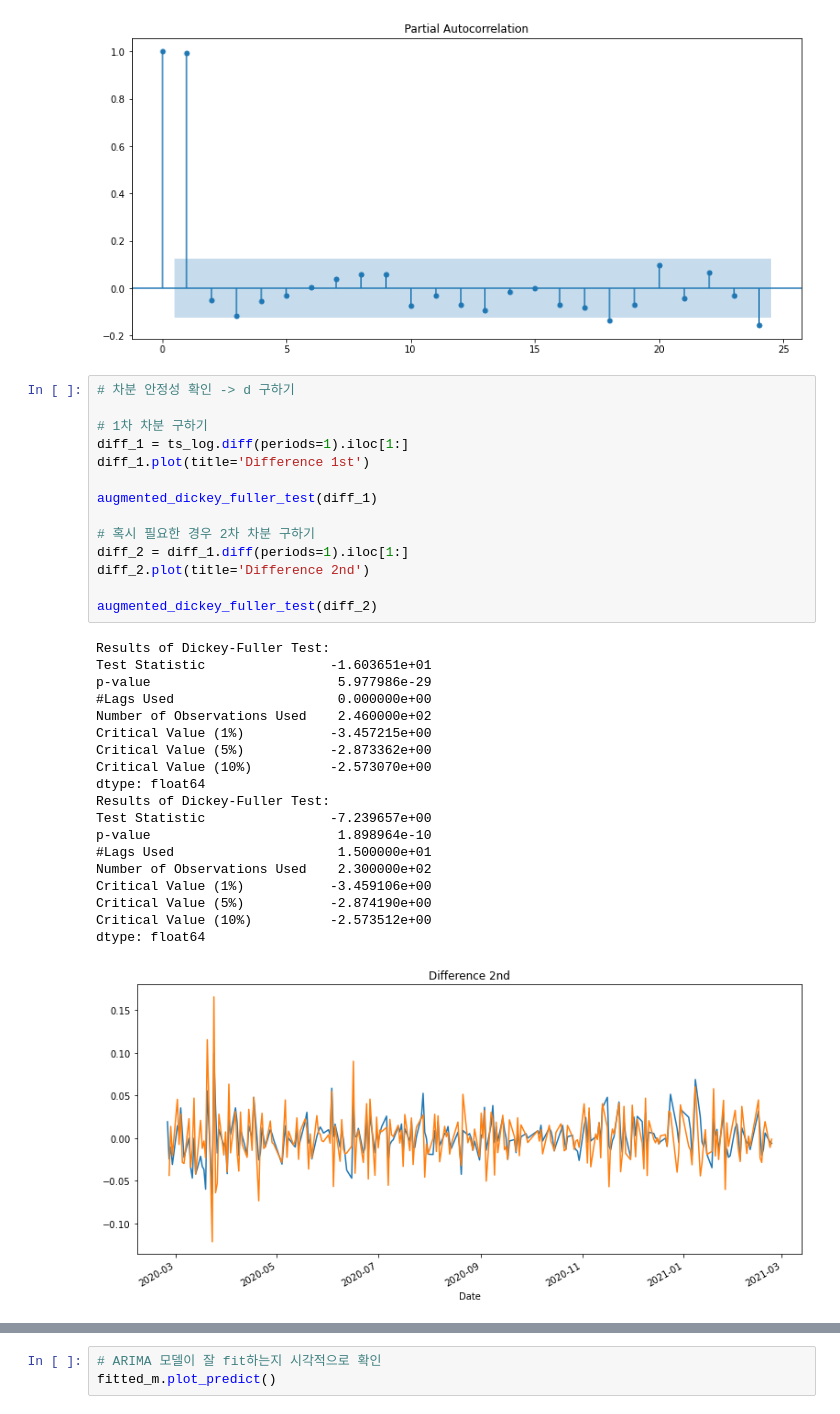
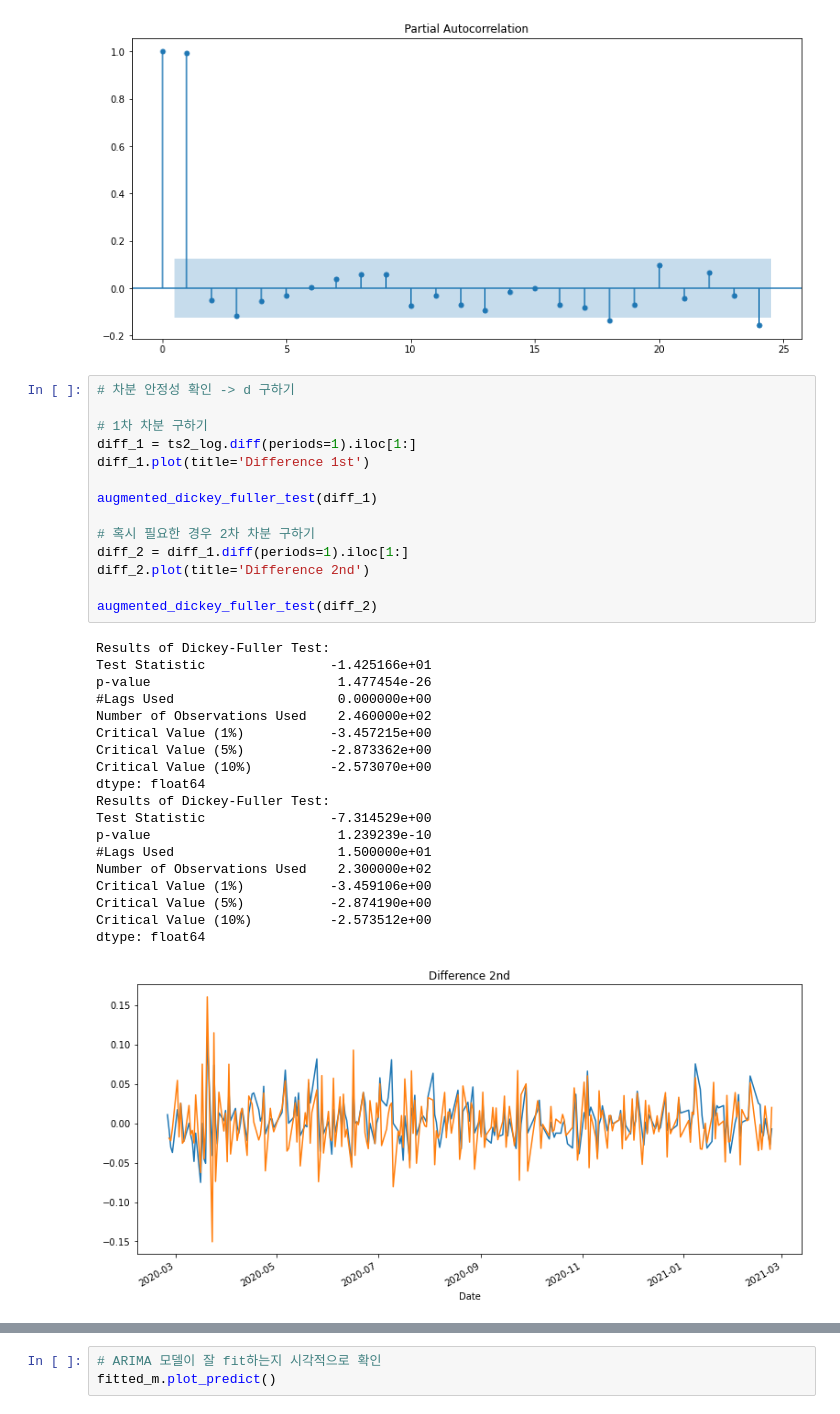
Before and after one commit to JadenM5223/1st-repository, a Jupyter notebook: Exploration/EP13. Predict the Stock.ipynb, the cells around one changed output, grey strips where cells are left out. Drawn from its saved outputs; the diff is of its cells as text.

```diff
--- a/Exploration/EP13. Predict the Stock.ipynb
+++ b/Exploration/EP13. Predict the Stock.ipynb
@@ -847,35 +859,35 @@ plt.show()
 # %%
 # 차분 안정성 확인 -> d 구하기
 
 # 1차 차분 구하기
-diff_1 = ts_log.diff(periods=1).iloc[1:]
+diff_1 = ts2_log.diff(periods=1).iloc[1:]
 diff_1.plot(title='Difference 1st')
 
 augmented_dickey_fuller_test(diff_1)
 
 # 혹시 필요한 경우 2차 차분 구하기
 diff_2 = diff_1.diff(periods=1).iloc[1:]
 diff_2.plot(title='Difference 2nd')
 
 augmented_dickey_fuller_test(diff_2)
 # %% [output]
 Results of Dickey-Fuller Test:
-Test Statistic                -1.603651e+01
-p-value                        5.977986e-29
+Test Statistic                -1.425166e+01
+p-value                        1.477454e-26
 #Lags Used                     0.000000e+00
 Number of Observations Used    2.460000e+02
 Critical Value (1%)           -3.457215e+00
 Critical Value (5%)           -2.873362e+00
 Critical Value (10%)          -2.573070e+00
 dtype: float64
 Results of Dickey-Fuller Test:
-Test Statistic                -7.239657e+00
-p-value                        1.898964e-10
+Test Statistic                -7.314529e+00
+p-value                        1.239239e-10
 #Lags Used                     1.500000e+01
 Number of Observations Used    2.300000e+02
 Critical Value (1%)           -3.459106e+00
 Critical Value (5%)           -2.874190e+00
 Critical Value (10%)          -2.573512e+00
 dtype: float64
-[figure, old version]
+[figure, new version]
 # %% [markdown]
```
Also changed, not shown: parts of 74 cells of this notebook, 1 other file.
